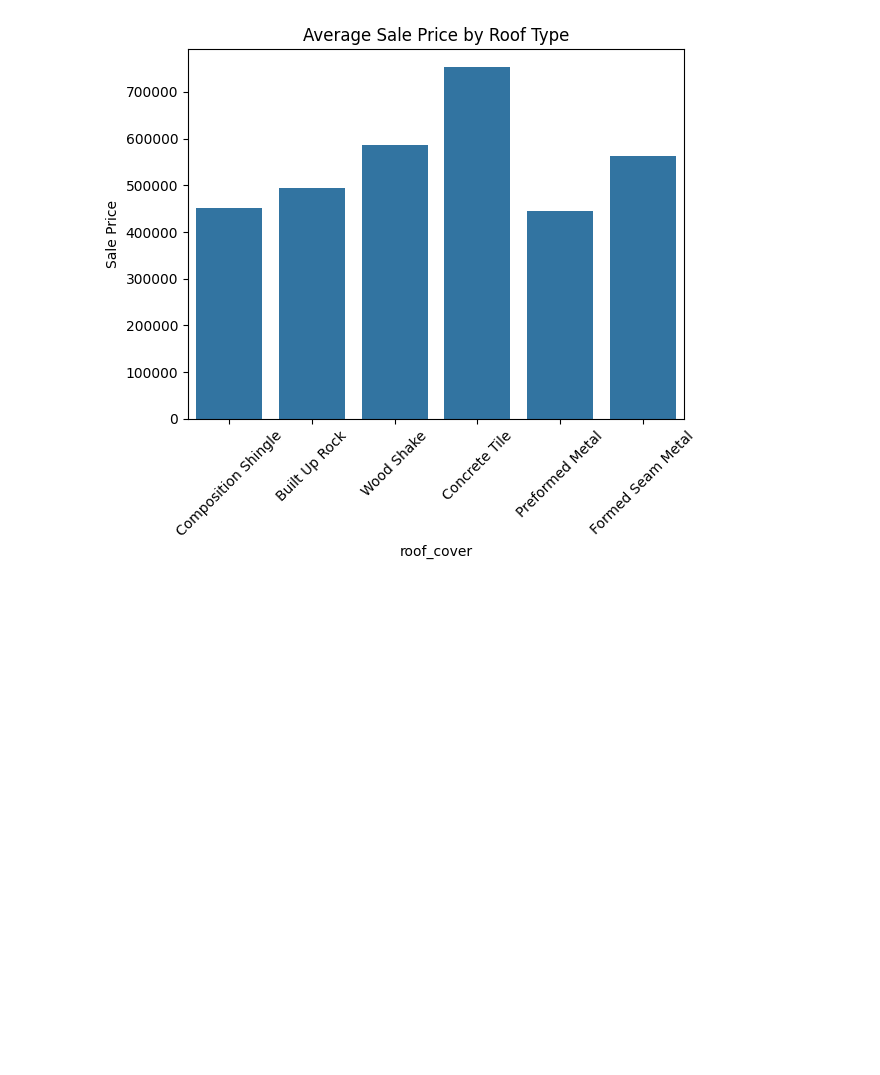
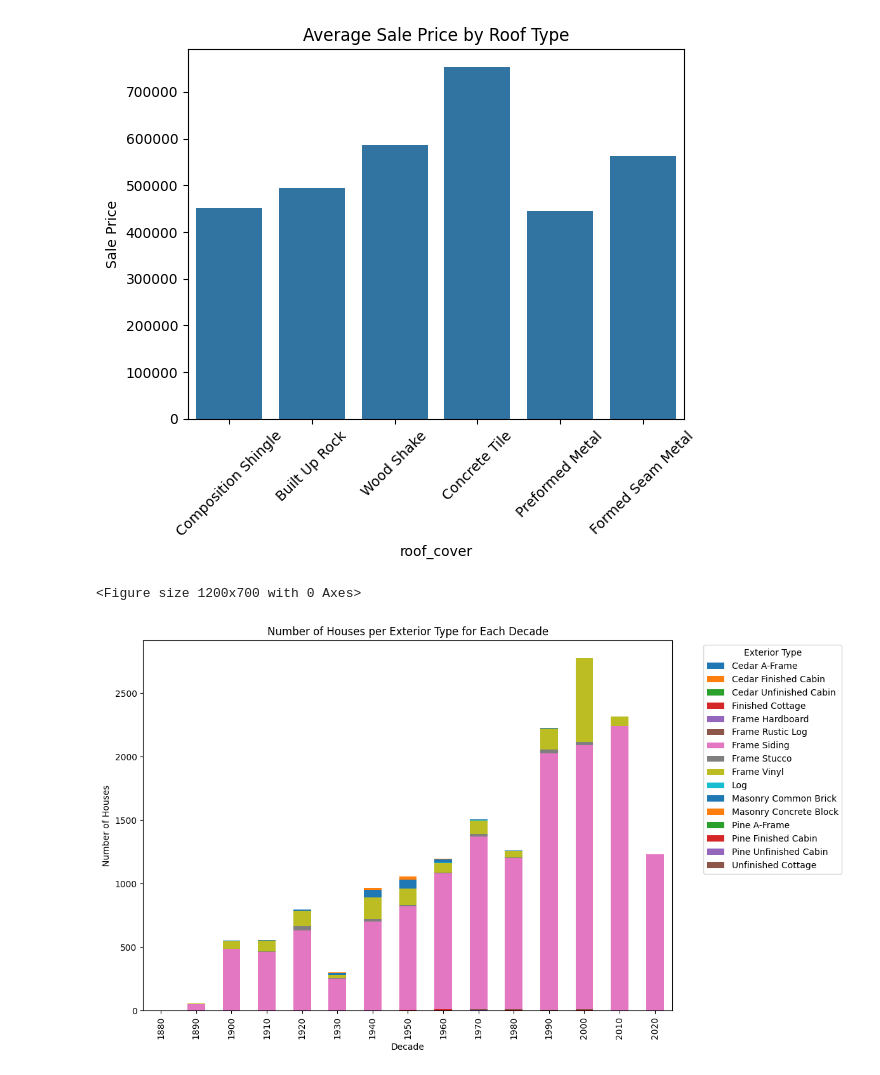
Before and after one commit to splitneutron/lab_hedonic_pricing, a Jupyter notebook: lab_notebook.ipynb, the cells around one changed output. Saved outputs shown, nothing was run; the diff lists cells and outputs as text; code cells hidden in the pictures; blank space fills up the shorter version.

```diff
--- a/lab_notebook.ipynb
+++ b/lab_notebook.ipynb
@@ -49,3 +58,25 @@ The `ci` parameter is deprecated. Use `errorbar=None` for the same effect.
 
   sns.barplot(x='roof_cover', y='sale_price', data=df, ci=None)
 [figure]
+# %%
+df = pd.read_csv("pierce_county_house_sales.csv")
+
+# create a new column for decade
+df['decade'] = (df['year_built'] // 10) * 10
+
+# group by decade and exterior, then count how many houses in each group
+grouped = df.groupby(['decade', 'exterior']).size().unstack(fill_value=0)
+
+# plot stacked bar chart
+plt.figure(figsize=(12, 7))
+grouped.plot(kind = 'bar', stacked = True, figsize = (12, 7))
+
+plt.title('Number of Houses per Exterior Type for Each Decade')
+plt.xlabel('Decade')
+plt.ylabel('Number of Houses')
+plt.legend(title = 'Exterior Type', bbox_to_anchor = (1.05, 1), loc = 'upper left')
+plt.tight_layout()
+plt.show()
+# %% [output]
+<Figure size 1200x700 with 0 Axes>
+[figure, added]
```
Also changed, not shown: parts of 8 cells of this notebook.
